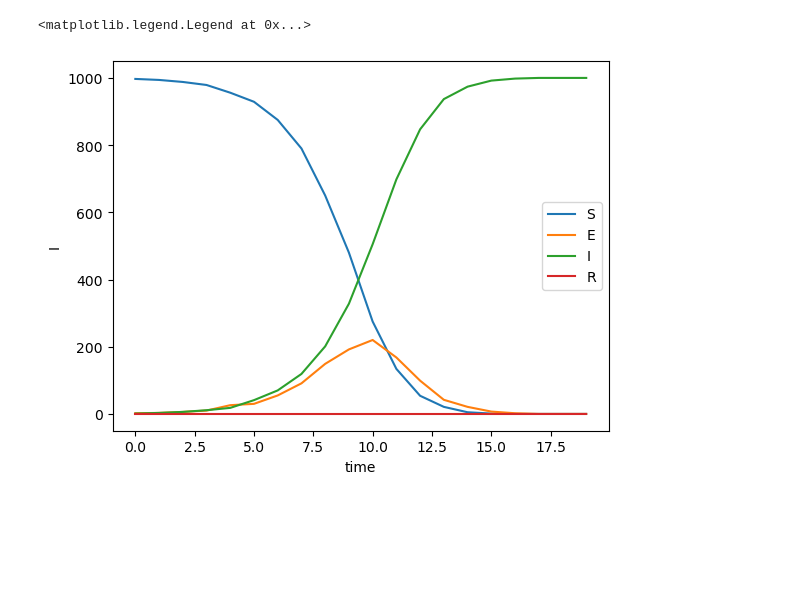
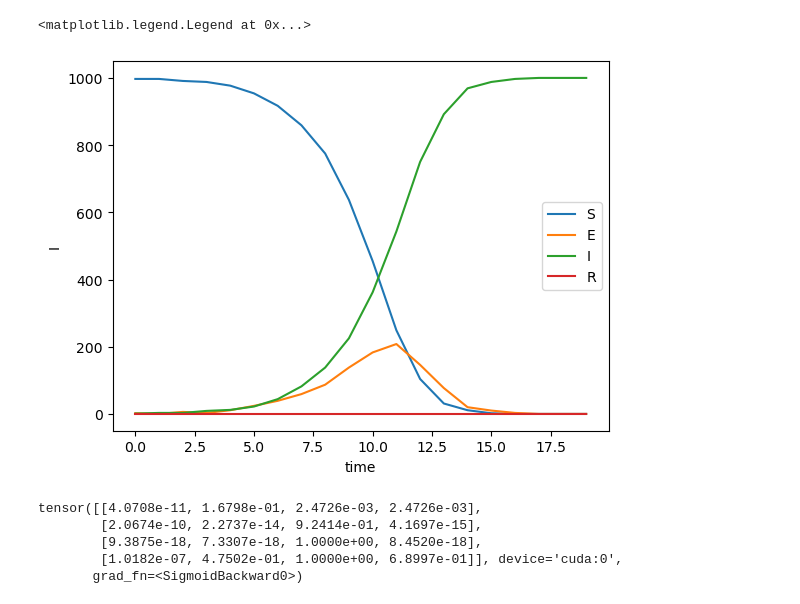
Before and after one commit to bizhili/Epi_fit, a Jupyter notebook: socio_epi_networks/test.ipynb, the cells around one changed output. Cells and saved outputs as stored; diff of their text form; code cells hidden in the pictures; blank space fills up the shorter version.

Commit message:
successfully train with new model

```diff
--- a/socio_epi_networks/test.ipynb
+++ b/socio_epi_networks/test.ipynb
@@ -14,9 +15,9 @@ def sim(timeHorizon, model:epifit2.get_ER_random_contact):
   populationNumber= []
   populationExpectation= []
   for i in range(timeHorizon):
-    model()
-    populationNumber.append(model.get_population_number())
-    populationExpectation.append(model.get_expectation())
+    populationNumberi, populationExpectationi= model()
+    populationNumber.append(populationNumberi)
+    populationExpectation.append(populationExpectationi)
   populationNumber = torch.stack(populationNumber)
   populationExpectation = torch.stack(populationExpectation)
 
@@ -24,26 +25,25 @@ def sim(timeHorizon, model:epifit2.get_ER_random_contact):
 # %%
 n= 1000
 avgDegree= 5
-population= epifit2.population(n, device)
-
+timeHorizon= 20
 contact=epifit2.get_ER_random_contact(n, avgDegree)
 contact = contact.requires_grad_(True)
-
-ps= torch.tensor([  [0, 0.2, 0, 0],
-                    [0, 0, 0.9, 0],
-                    [0, 0, 0, 0],
-                    [0, 0, 0, 0]], device=device)
-
-model= epifit2.EPI_dense(contact, ps, population, device)
+realData =None
 
 with torch.no_grad():
-    populationNumber, _ =sim(20, model)
+    ps= torch.tensor([[0, 0.2, 0, 0],
+                    [0, 0, 0.99, 0],
+                    [0, 0, 0, 0.1],
+                    [0.01, 0, 0, 0]], device=device)
+    population= epifit2.population(n, device)
+    model= epifit2.EPI_dense(contact, ps, population, device)
+    realData, _ =sim(timeHorizon, model)
 # %%
-populationNumberPlot= populationNumber.cpu().detach()
+populationNumberPlot= realData.cpu().detach()
 plt.plot(populationNumberPlot, label=['S', 'E', 'I', 'R'])
 plt.xlabel("time")
 plt.ylabel("I")
 plt.legend()
 # %% [output]
 <matplotlib.legend.Legend at 0x...>
-[figure, old version]
+[figure, new version]
@@ -49,0 +60,22 @@ plt.legend()
+# %%
+fitPinfs=[]
+#1. choose a better optimiser
+#2. add more constraint
+#3. adaptive constraint?
+for i in tqdm(range(500)):
+    optimizer = torch.optim.Adagrad(modelFit.parameters(), lr=1e-1)
+    optimizer.zero_grad()
+    fitPinfs.append(modelFit.get_psMatrix())
+    populationFit= epifit2.population(n, device)
+    modelFit.reset_population(populationFit)
+    fitPopulation, expectation = sim(timeHorizon, modelFit)
+    loss = lossFn(expectation, realData)
+    loss.backward(retain_graph=True)
+    optimizer.step()
+print(modelFit.get_psMatrix())
+# %% [output]
+tensor([[4.0708e-11, 1.6798e-01, 2.4726e-03, 2.4726e-03],
+        [2.0674e-10, 2.2737e-14, 9.2414e-01, 4.1697e-15],
+        [9.3875e-18, 7.3307e-18, 1.0000e+00, 8.4520e-18],
+        [1.0182e-07, 4.7502e-01, 1.0000e+00, 6.8997e-01]], device='cuda:0',
+       grad_fn=<SigmoidBackward0>)
```
Also changed, not shown: parts of 4 cells of this notebook, 1 other file.
